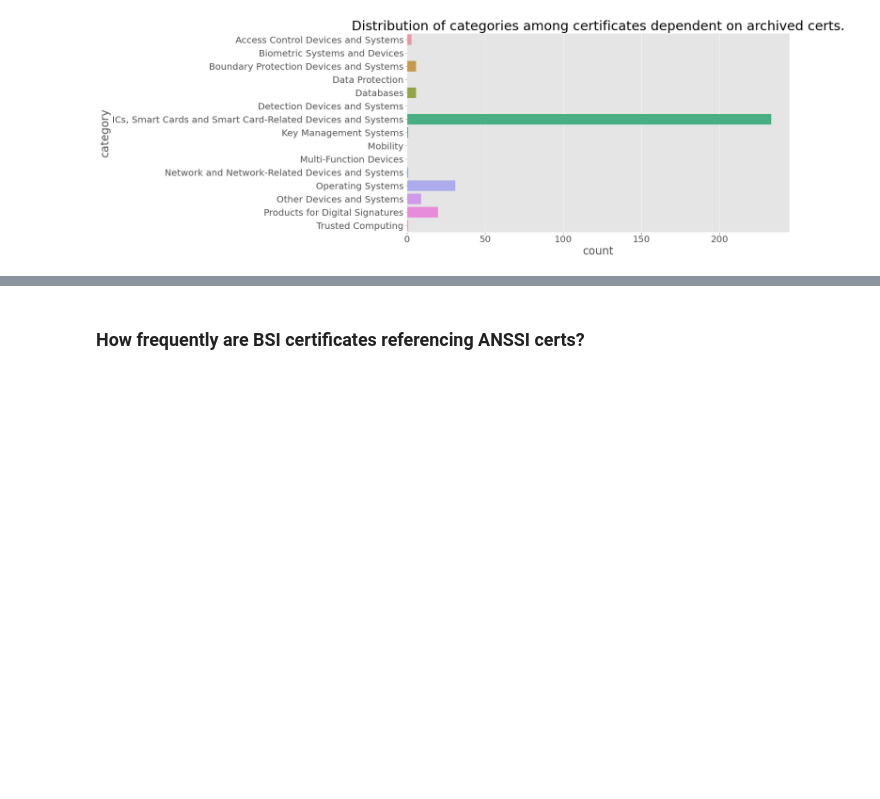
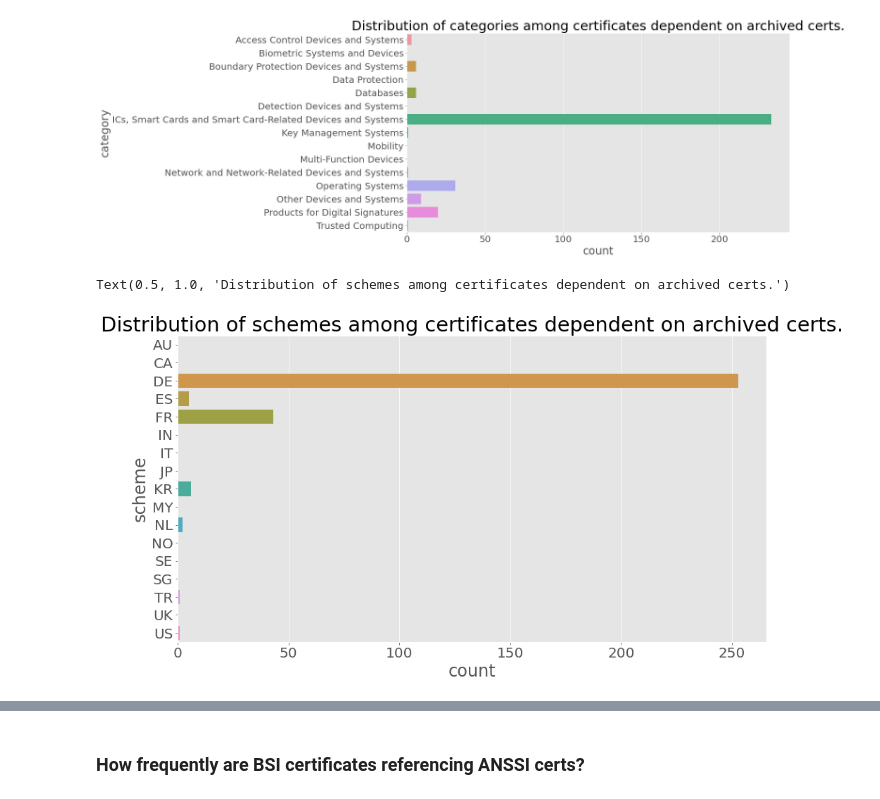
Before and after one commit to crocs-muni/sec-certs, a Jupyter notebook: notebooks/cc/dependency_analysis.ipynb, the cells around one changed output, grey strips where cells are left out. Saved outputs shown, nothing was run; the diff lists cells and outputs as text; code cells hidden in the pictures; blank space fills up the shorter version.

```diff
--- a/notebooks/cc/dependency_analysis.ipynb
+++ b/notebooks/cc/dependency_analysis.ipynb
@@ -183,3 +205,10 @@ sns.countplot(y=depends_on_archived_df["category"]).set_title("Distribution of c
 # %% [output]
 Text(0.5, 1.0, 'Distribution of categories among certificates dependent on archived certs.')
 [figure]
+# %%
+plt.figure(figsize=(15,8))
+plt.rcParams.update({'font.size': 20})
+sns.countplot(y=depends_on_archived_df["scheme"]).set_title("Distribution of schemes among certificates dependent on archived certs.")
+# %% [output]
+Text(0.5, 1.0, 'Distribution of schemes among certificates dependent on archived certs.')
+[figure, added]
```
Also changed, not shown: parts of 23 cells of this notebook.
